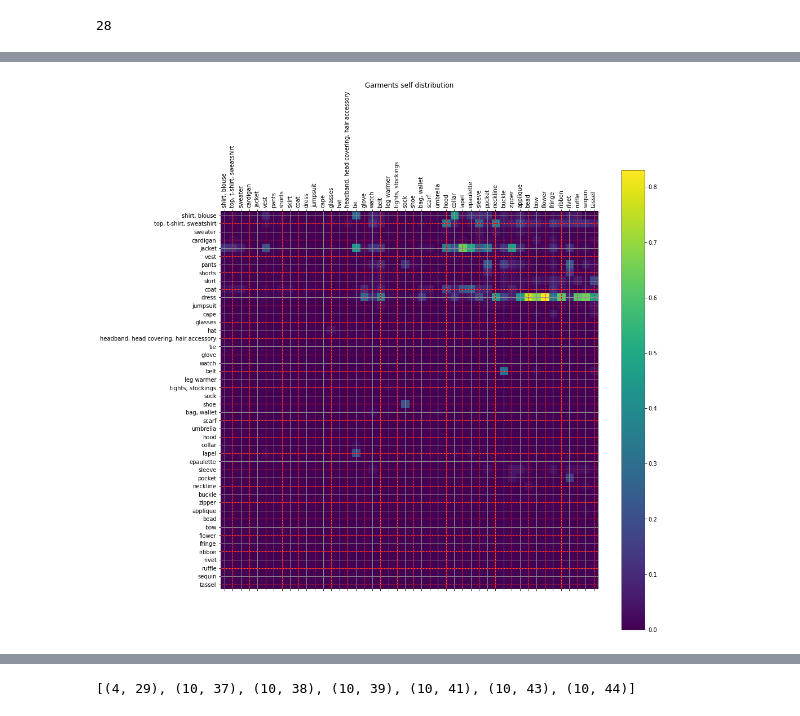
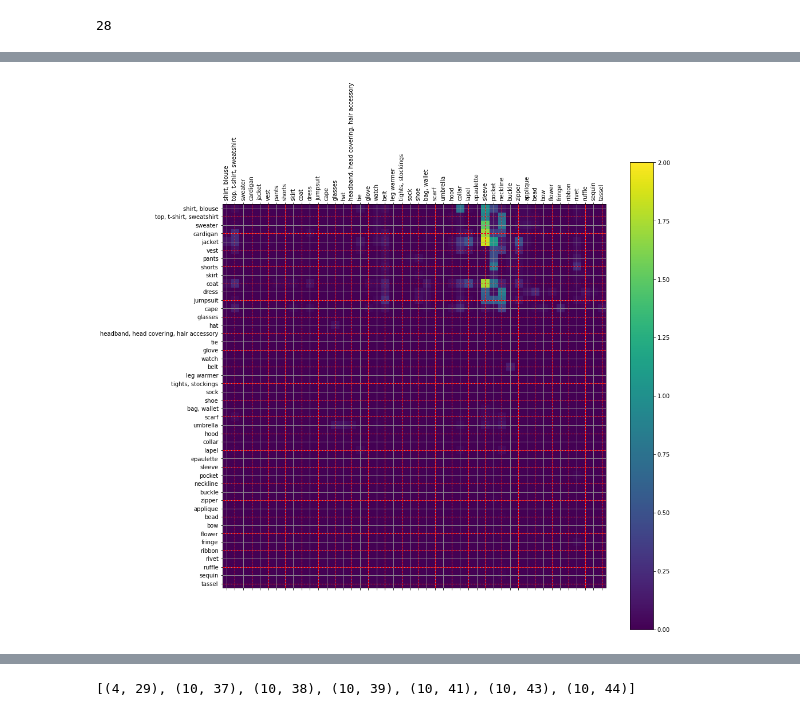
Before and after one commit to dang-qi/fashion_detection, a Jupyter notebook: cal_overlap.ipynb, the cells around one changed output, grey strips where cells are left out. Saved outputs shown, nothing was run; the diff lists cells and outputs as text; code cells hidden in the pictures.

```diff
--- a/cal_overlap.ipynb
+++ b/cal_overlap.ipynb
@@ -42,2 +42,4 @@ Done (t=0.11s)
 creating index...
 index created!
+# %%
+names[15] ='hair accessory'
@@ -44,30 +100,30 @@ index created!
 # %%
 import matplotlib.pyplot as plt
 import numpy as np
-fig = plt.figure(figsize=(15,15))
+fig = plt.figure(figsize=(20,20))
 ax = fig.add_subplot(111)
-ax.set_title('Garments self distribution')
-cax = ax.matshow(heat_mat_self_distribution, interpolation='nearest')
+#ax.set_title('Garments contain parts distribution')
+cax = ax.matshow(heat_mat_contain_distribution, interpolation='nearest', vmin=0, vmax=2)
 fig.colorbar(cax)
 
 xaxis = np.arange(category_num)
 yaxis = np.arange(category_num)
 ax.set_xticks(xaxis)
 ax.set_yticks(yaxis)
 ax.set_xticklabels(list(names.values()), rotation=90)
 ax.set_yticklabels(list(names.values()))
 
 for xtick,ytick in zip(plt.xticks()[0],plt.yticks()[0]):
     if xtick % 2 == 0:
         plt.axvline(xtick, color='gray', linestyle='-', linewidth=1, alpha=.5)
     else:
         plt.axvline(xtick, color='red', linestyle='--', linewidth=1, alpha=1)
     if ytick % 2 == 0:
         plt.axhline(ytick, color='gray', linestyle='-', linewidth=1, alpha=.5)
     else:
         plt.axhline(ytick, color='red', linestyle='--', linewidth=1, alpha=1)
 
 plt.grid()
 plt.show()
 # %% [output]
-[figure, old version]
+[figure, new version]
```
Also changed, not shown: parts of 6 cells of this notebook, 4 other files.
